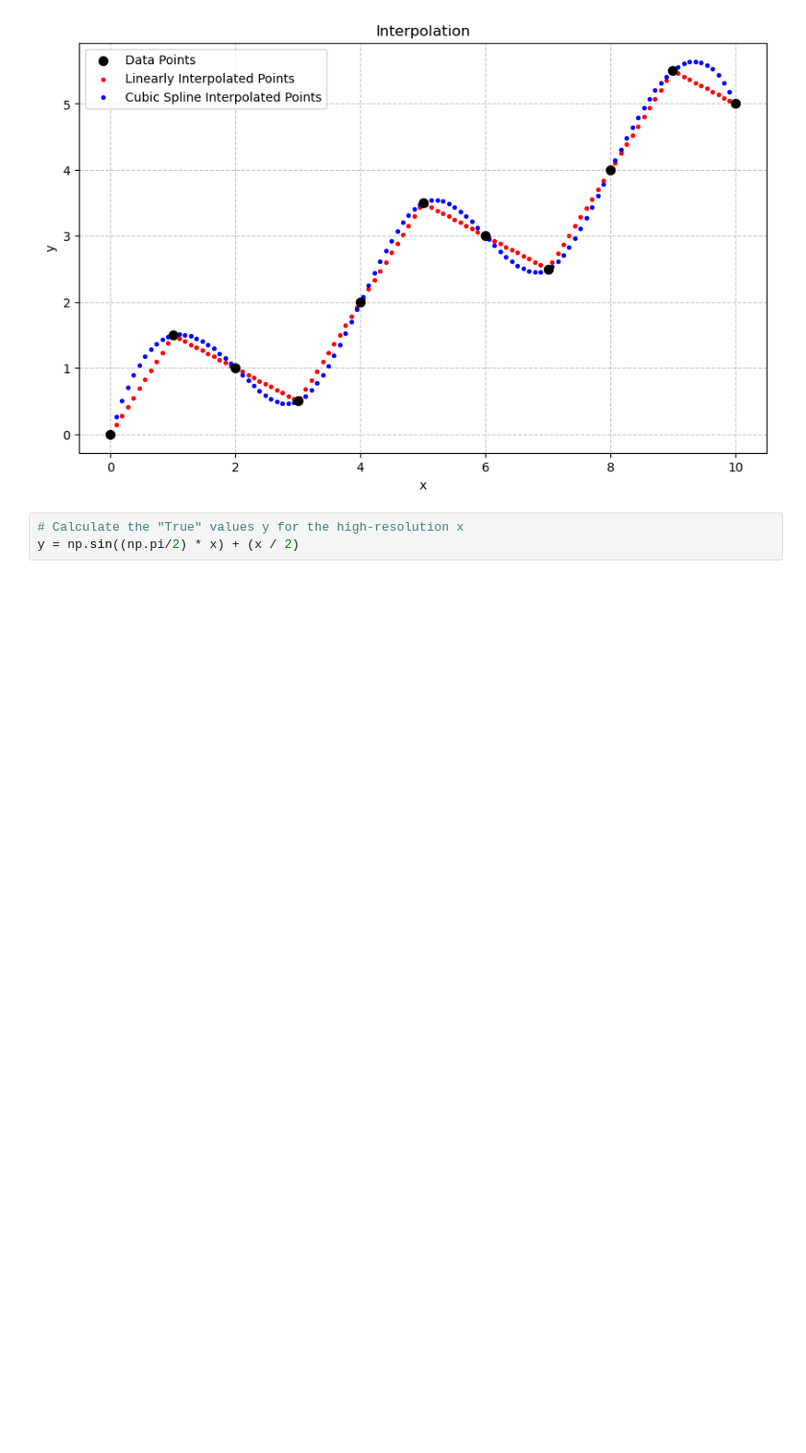
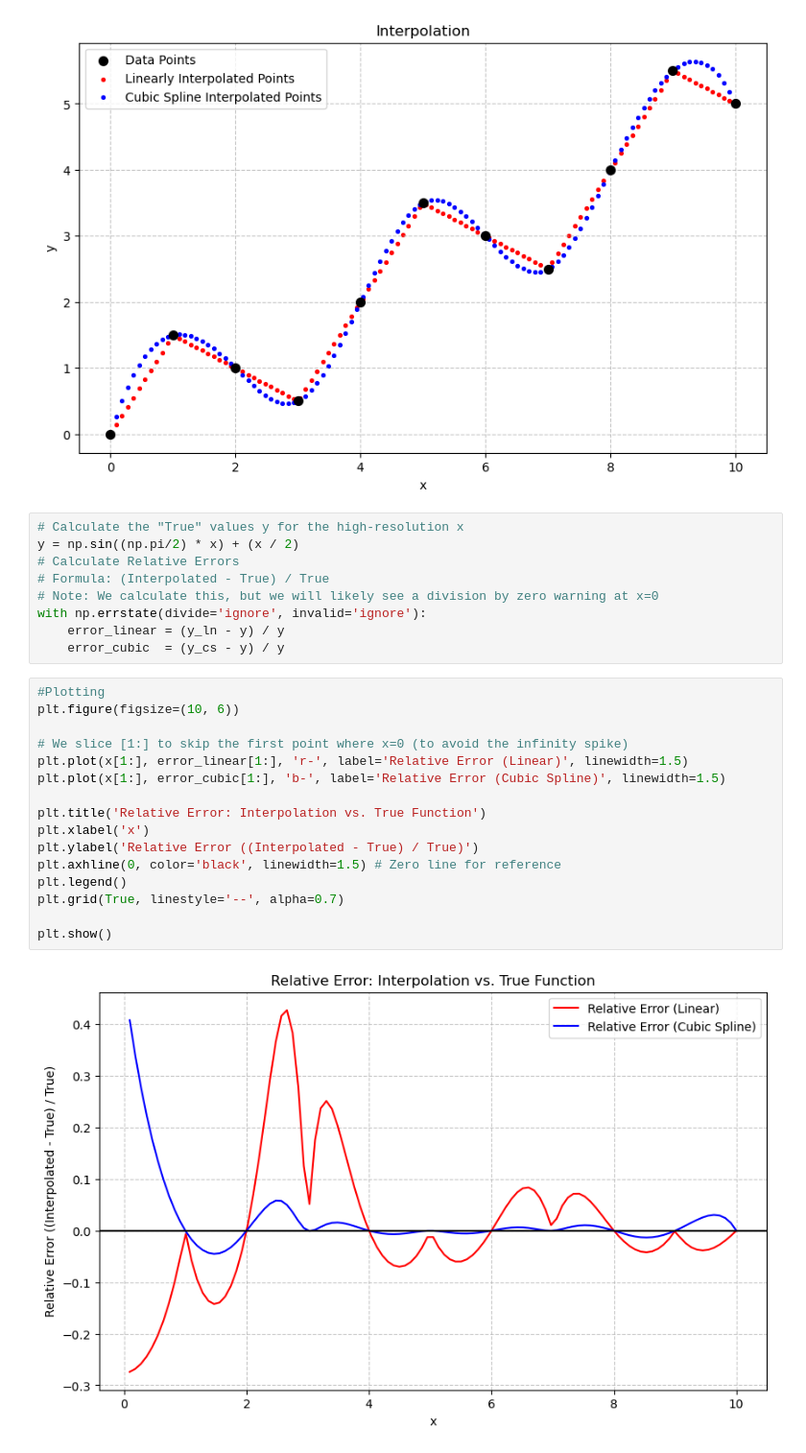
Before and after one commit to punyapaudel/hw1, a Jupyter notebook: Problem_3.ipynb, the cells around one changed output. Shown at 96% size. Drawn from its saved outputs; the diff is of its cells as text; blank space fills up the shorter version.

Commit message:
plot the relative error

```diff
--- a/Problem_3.ipynb
+++ b/Problem_3.ipynb
@@ -84,3 +84,27 @@ plt.show()
 # %%
 # Calculate the "True" values y for the high-resolution x
 y = np.sin((np.pi/2) * x) + (x / 2)
+# Calculate Relative Errors
+# Formula: (Interpolated - True) / True
+# Note: We calculate this, but we will likely see a division by zero warning at x=0
+with np.errstate(divide='ignore', invalid='ignore'):
+    error_linear = (y_ln - y) / y
+    error_cubic  = (y_cs - y) / y
+# %%
+#Plotting
+plt.figure(figsize=(10, 6))
+
+# We slice [1:] to skip the first point where x=0 (to avoid the infinity spike)
+plt.plot(x[1:], error_linear[1:], 'r-', label='Relative Error (Linear)', linewidth=1.5)
+plt.plot(x[1:], error_cubic[1:], 'b-', label='Relative Error (Cubic Spline)', linewidth=1.5)
+
+plt.title('Relative Error: Interpolation vs. True Function')
+plt.xlabel('x')
+plt.ylabel('Relative Error ((Interpolated - True) / True)')
+plt.axhline(0, color='black', linewidth=1.5) # Zero line for reference
+plt.legend()
+plt.grid(True, linestyle='--', alpha=0.7)
+
+plt.show()
+# %% [output]
+[figure, added]
```
